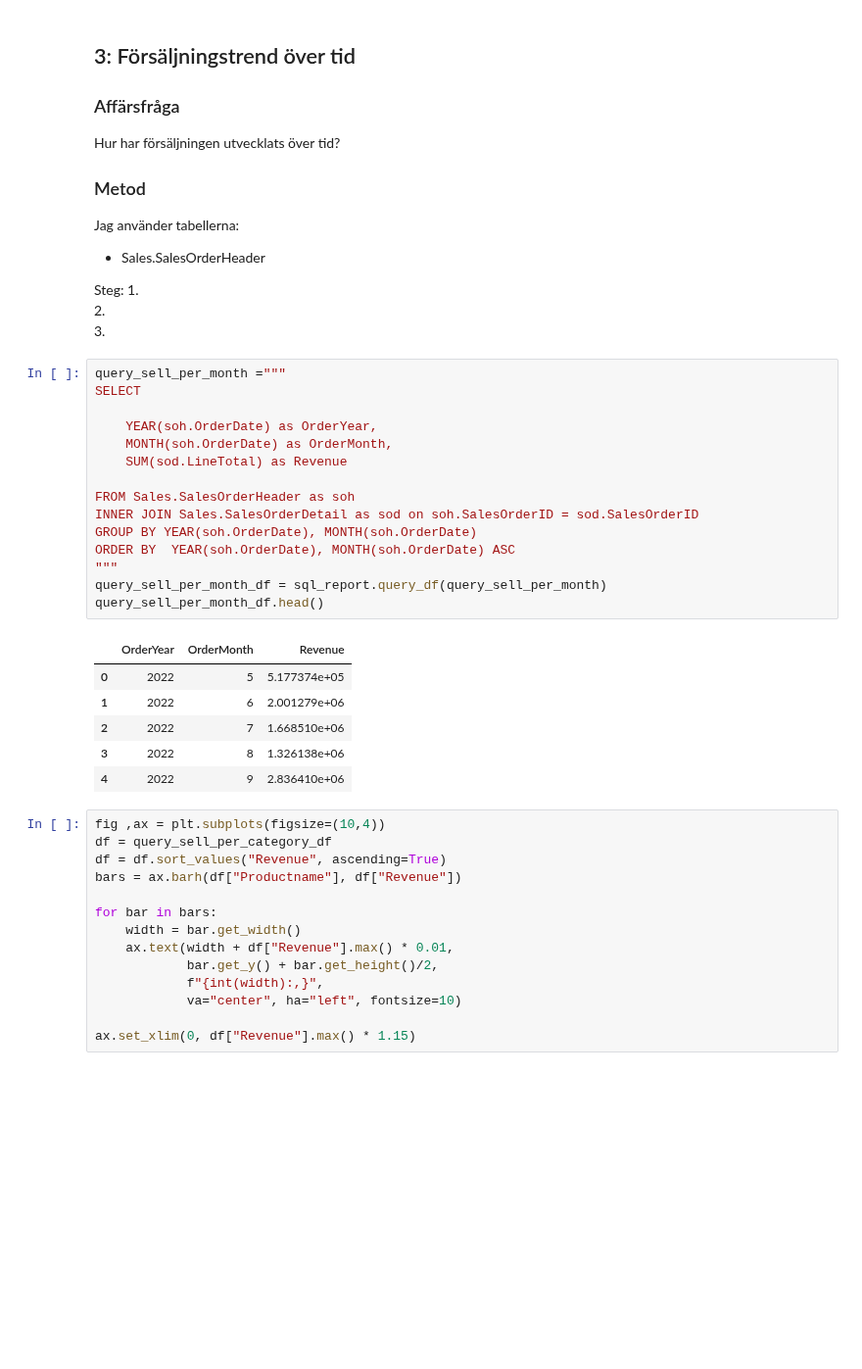
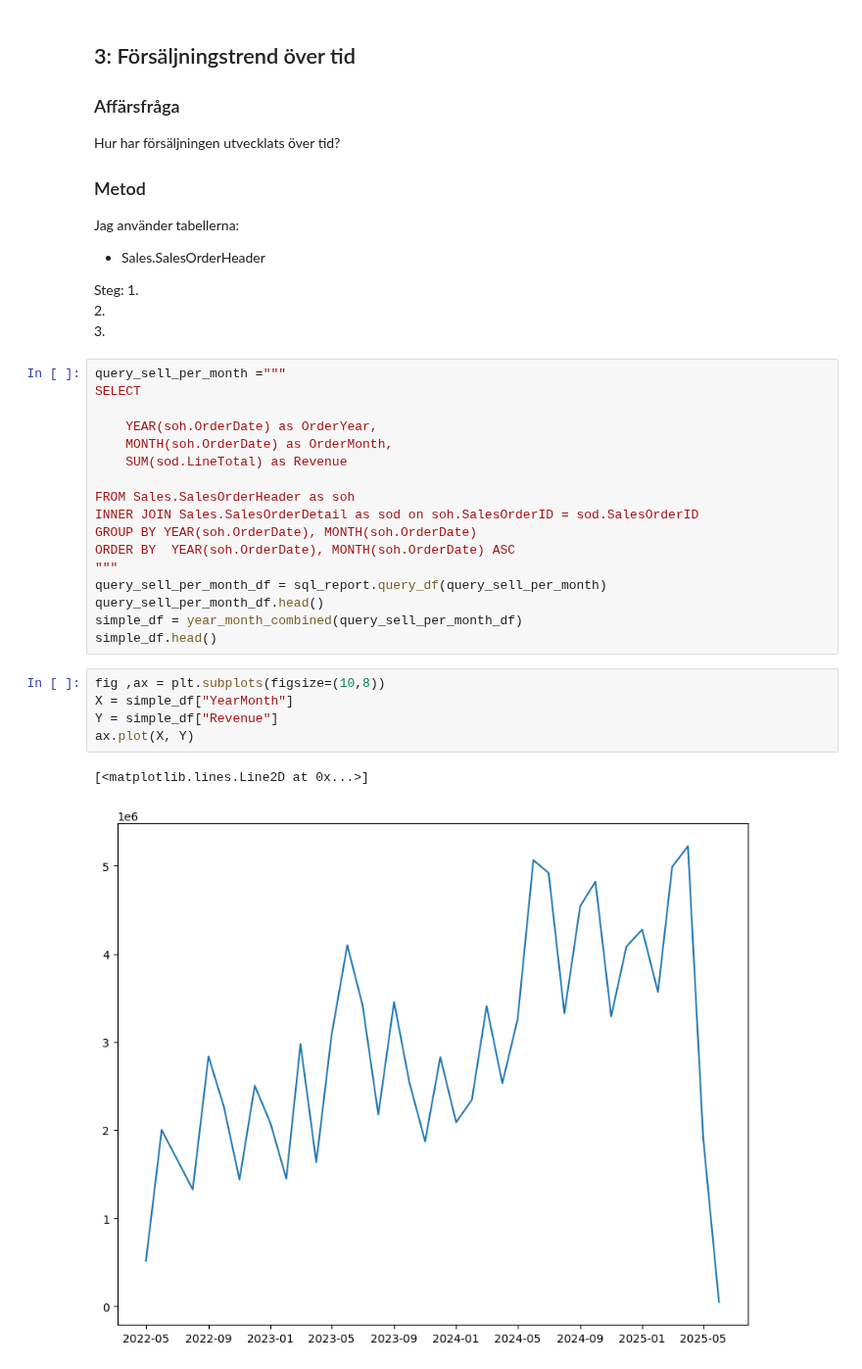
Before and after one commit to MarcusMorlock/SQLInl-mning_Marcus, a Jupyter notebook: report.ipynb, the cells around one changed output. Shown at 98% size. Drawn from its saved outputs; the diff is of its cells as text; blank space fills up the shorter version.

```diff
--- a/report.ipynb
+++ b/report.ipynb
@@ -156,24 +155,13 @@ ORDER BY  YEAR(soh.OrderDate), MONTH(soh.OrderDate) ASC
 """
 query_sell_per_month_df = sql_report.query_df(query_sell_per_month)
 query_sell_per_month_df.head()
+simple_df = year_month_combined(query_sell_per_month_df)
+simple_df.head()
-# %% [output]
-|  | OrderYear | OrderMonth | Revenue |
-| 0 | 2022 | 5 | 5.177374e+05 |
-| 1 | 2022 | 6 | 2.001279e+06 |
-| 2 | 2022 | 7 | 1.668510e+06 |
-| 3 | 2022 | 8 | 1.326138e+06 |
-| 4 | 2022 | 9 | 2.836410e+06 |
 # %%
-fig ,ax = plt.subplots(figsize=(10,4))
-df = query_sell_per_category_df
-df = df.sort_values("Revenue", ascending=True)
-bars = ax.barh(df["Productname"], df["Revenue"])
-
-for bar in bars:
-    width = bar.get_width()
-    ax.text(width + df["Revenue"].max() * 0.01,
-            bar.get_y() + bar.get_height()/2,
-            f"{int(width):,}",
-            va="center", ha="left", fontsize=10)
-
-ax.set_xlim(0, df["Revenue"].max() * 1.15)
+fig ,ax = plt.subplots(figsize=(10,8))
+X = simple_df["YearMonth"]
+Y = simple_df["Revenue"]
+ax.plot(X, Y)
+# %% [output]
+[<matplotlib.lines.Line2D at 0x...>]
+[figure, added]
```
Also changed, not shown: parts of 2 cells of this notebook, 2 other files.
